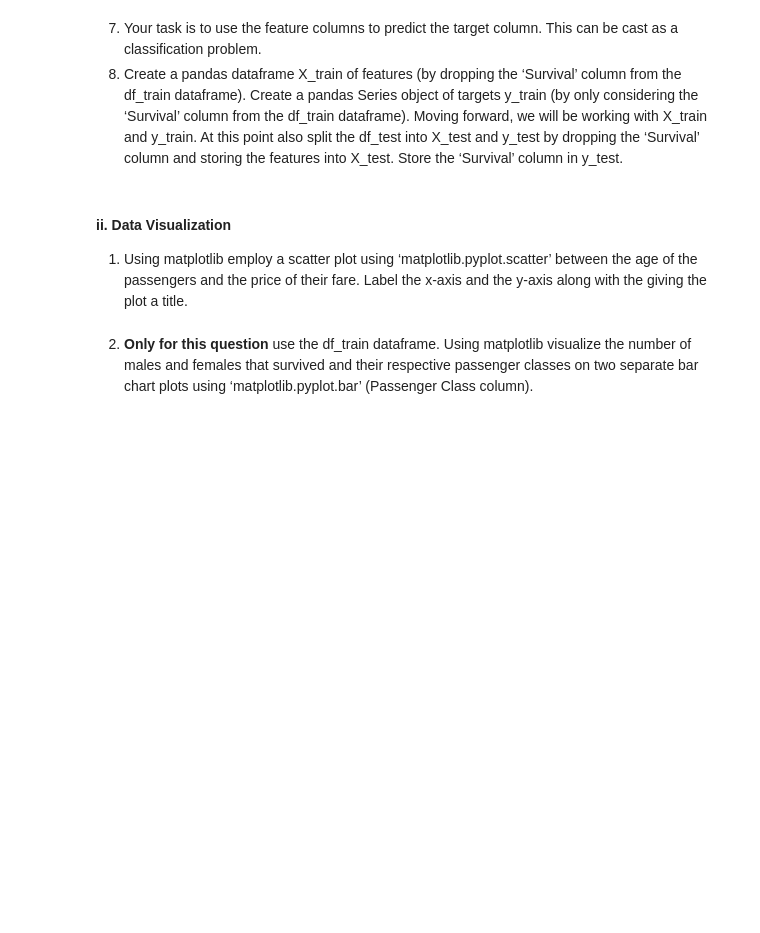
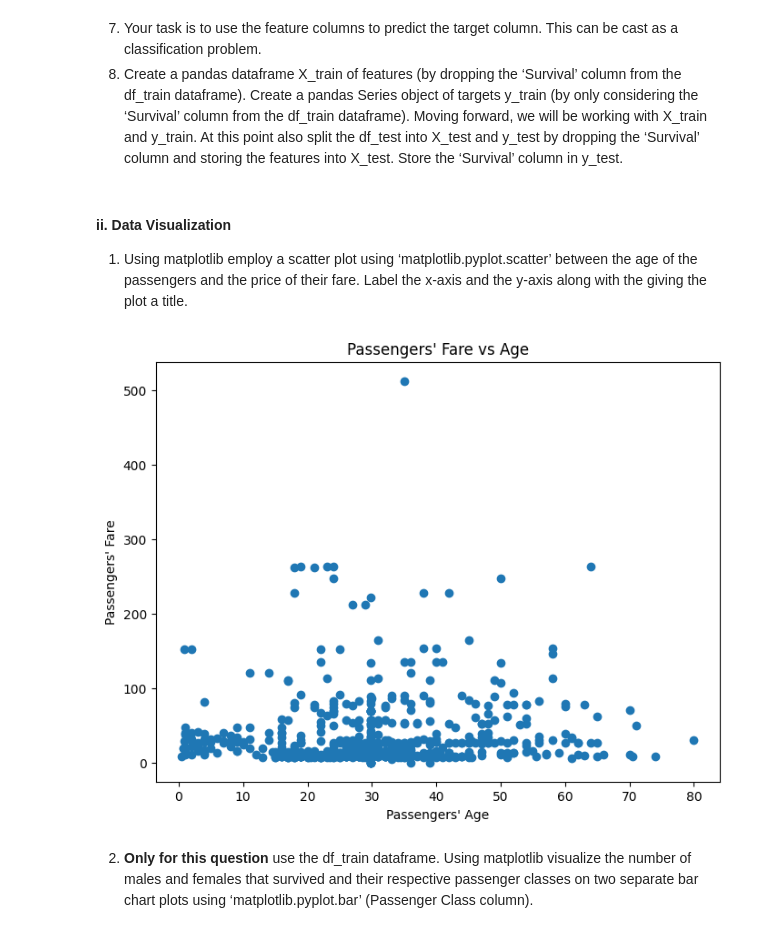
Before and after one commit to RealOkabe/CS-556-Mathematical-Foundations-of-Machine-Learning, a Jupyter notebook: HW3/Q2/Q2.ipynb, the cells around one changed output. Cells and saved outputs as stored; diff of their text form; code cells hidden in the pictures; blank space fills up the shorter version.

```diff
--- a/HW3/Q2/Q2.ipynb
+++ b/HW3/Q2/Q2.ipynb
@@ -83,4 +83,4 @@ dtype: int64
 # %% [markdown]
 5. Use the ‘pandas.DataFrame.drop()’ function to drop the ‘Cabin’, ‘PassengerID’, ‘Name’ and ‘Ticket’ columns.
 # %%
-pd.DataFrame.drop(df_train, columns = ['Cabin', 'PassengerId', 'Name', 'Ticket'])
+df_train = pd.DataFrame.drop(df_train, columns = ['Cabin', 'PassengerId', 'Name', 'Ticket'])
@@ -103,4 +89,4 @@ pd.DataFrame.drop(df_train, columns = ['Cabin', 'PassengerId', 'Name', 'Ticket']
 Use the ‘dropna()’ function to drop any remaining rows that consist of NA values.
 # %%
 pd.DataFrame.fillna(df_train['Age'], df_train['Age'].mean(), inplace = True)
-df_train.dropna()
+df_train = df_train.dropna()
@@ -125,5 +103,14 @@ df_train.dropna()
 #### ii. Data Visualization
 
 1. Using matplotlib employ a scatter plot using ‘matplotlib.pyplot.scatter’ between the age of the passengers and the price of their fare. Label the x-axis and the y-axis along with the giving the plot a title.
+# %%
+plt.figure(figsize = (8, 6))
+plt.title('Passengers\' Fare vs Age')
+plt.scatter(df_train['Age'], df_train['Fare'])
+plt.xlabel('Passengers\' Age')
+plt.ylabel('Passengers\' Fare')
+plt.show()
+# %% [output]
+[figure, added]
 # %% [markdown]
 2. **Only for this question** use the df_train dataframe. Using matplotlib visualize the number of males and females that survived and their respective passenger classes on two separate bar chart plots using ‘matplotlib.pyplot.bar’ (Passenger Class column).
```
Also changed, not shown: parts of 20 cells of this notebook.
